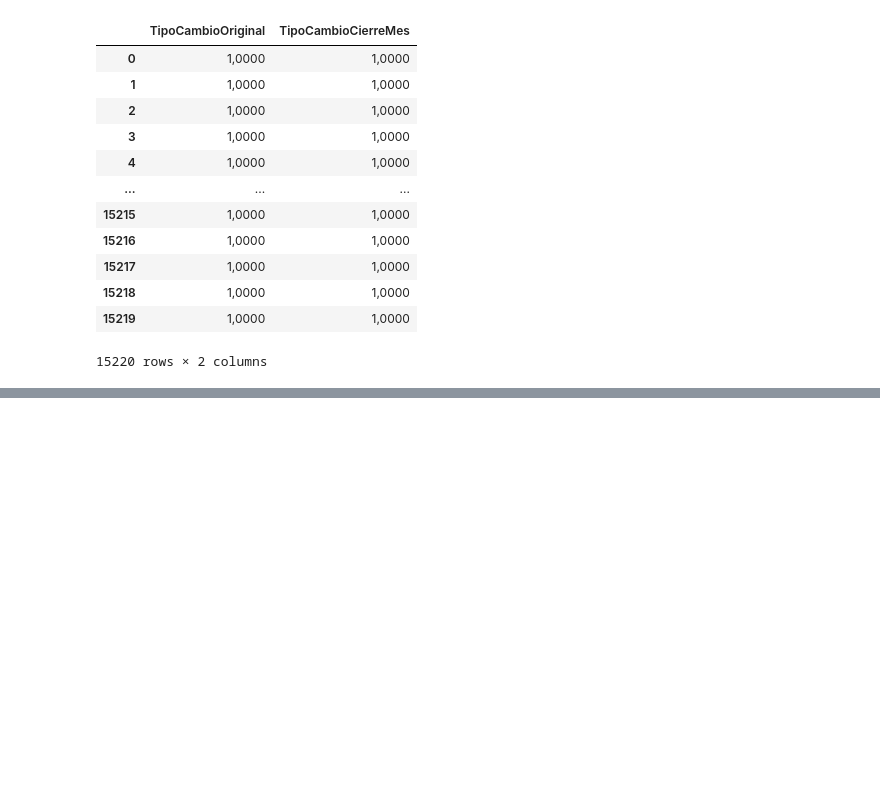
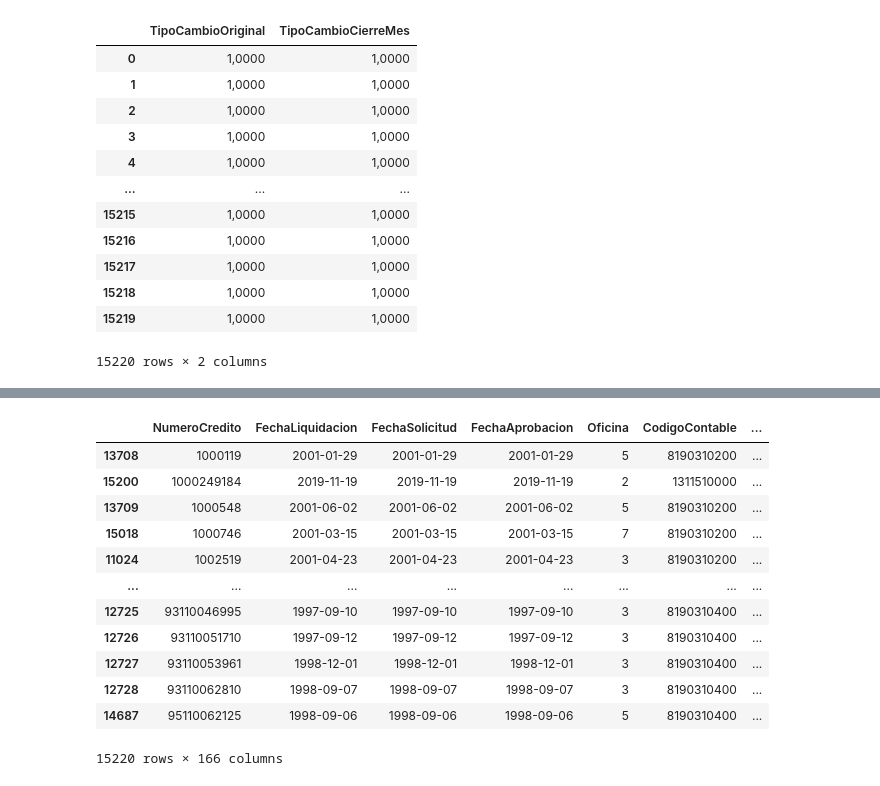
Before and after one commit to BAXTOR95/at-lrr, a Jupyter notebook: backend/app/jupyter_notebooks/AT04_Creation.ipynb, the cells around one changed output, grey strips where cells are left out. Cells and saved outputs as stored; diff of their text form; code cells hidden in the pictures; blank space fills up the shorter version.

```diff
--- a/backend/app/jupyter_notebooks/AT04_Creation.ipynb
+++ b/backend/app/jupyter_notebooks/AT04_Creation.ipynb
@@ -2312,0 +2309,17 @@ at04_df[labels].head(100).to_json(orient='records',date_format='iso')
+# %%
+at04_df.NumeroCredito = at04_df.NumeroCredito.astype(str)
+at04_df[labels].sort_values(by=['NumeroCredito'])
+# %% [output]
+|  | NumeroCredito | FechaLiquidacion | FechaSolicitud | FechaAprobacion | Oficina | CodigoContable | ... |
+| 13708 | 1000119 | 2001-01-29 | 2001-01-29 | 2001-01-29 | 5 | 8190310200 | ... |
+| 15200 | 1000249184 | 2019-11-19 | 2019-11-19 | 2019-11-19 | 2 | 1311510000 | ... |
+| 13709 | 1000548 | 2001-06-02 | 2001-06-02 | 2001-06-02 | 5 | 8190310200 | ... |
+| 15018 | 1000746 | 2001-03-15 | 2001-03-15 | 2001-03-15 | 7 | 8190310200 | ... |
+| 11024 | 1002519 | 2001-04-23 | 2001-04-23 | 2001-04-23 | 3 | 8190310200 | ... |
+| ... | ... | ... | ... | ... | ... | ... | ... |
+| 12725 | 93110046995 | 1997-09-10 | 1997-09-10 | 1997-09-10 | 3 | 8190310400 | ... |
+| 12726 | 93110051710 | 1997-09-12 | 1997-09-12 | 1997-09-12 | 3 | 8190310400 | ... |
+| 12727 | 93110053961 | 1998-12-01 | 1998-12-01 | 1998-12-01 | 3 | 8190310400 | ... |
+| 12728 | 93110062810 | 1998-09-07 | 1998-09-07 | 1998-09-07 | 3 | 8190310400 | ... |
+| 14687 | 95110062125 | 1998-09-06 | 1998-09-06 | 1998-09-06 | 5 | 8190310400 | ... |
+15220 rows × 166 columns
```
Also changed, not shown: parts of 4 cells of this notebook, 10 other files.
